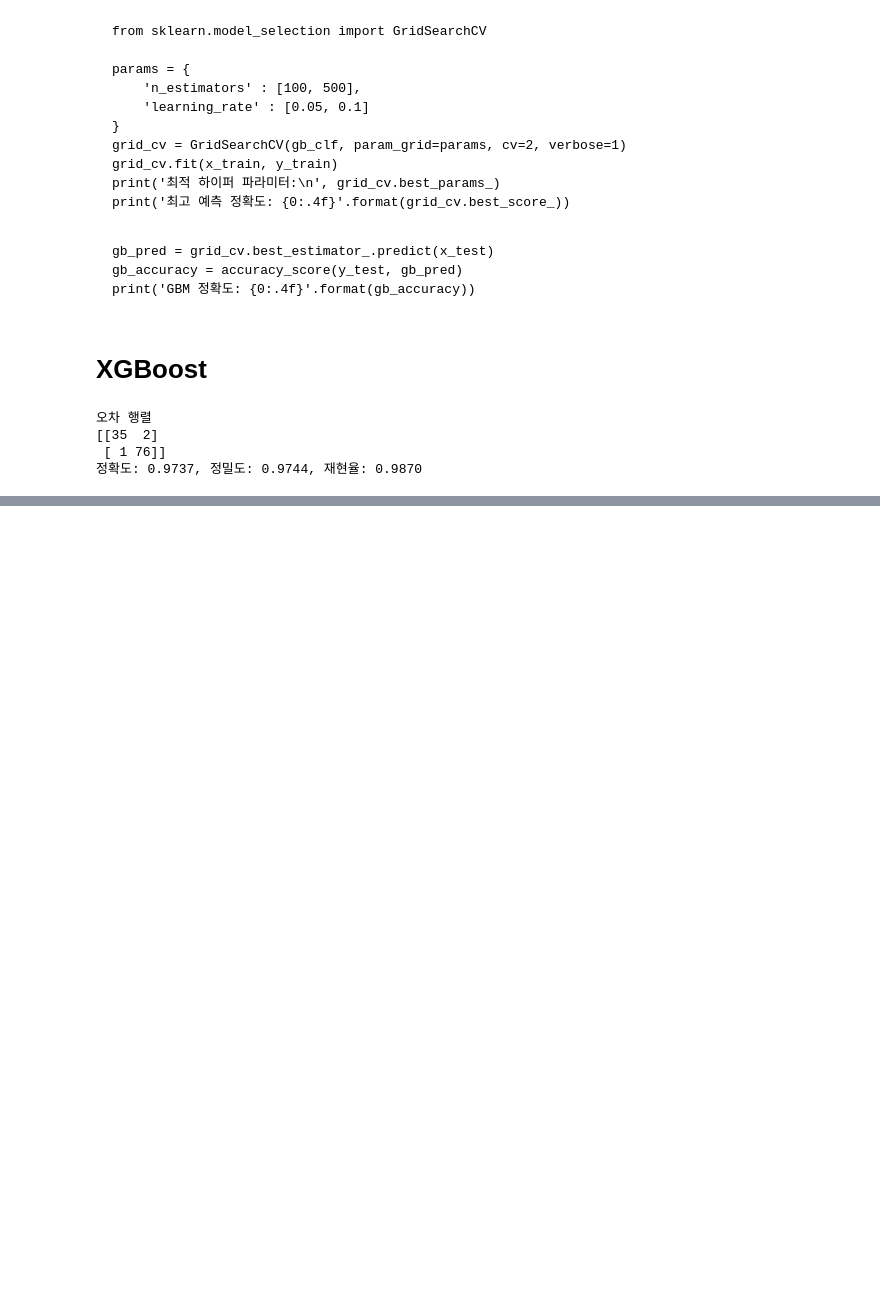
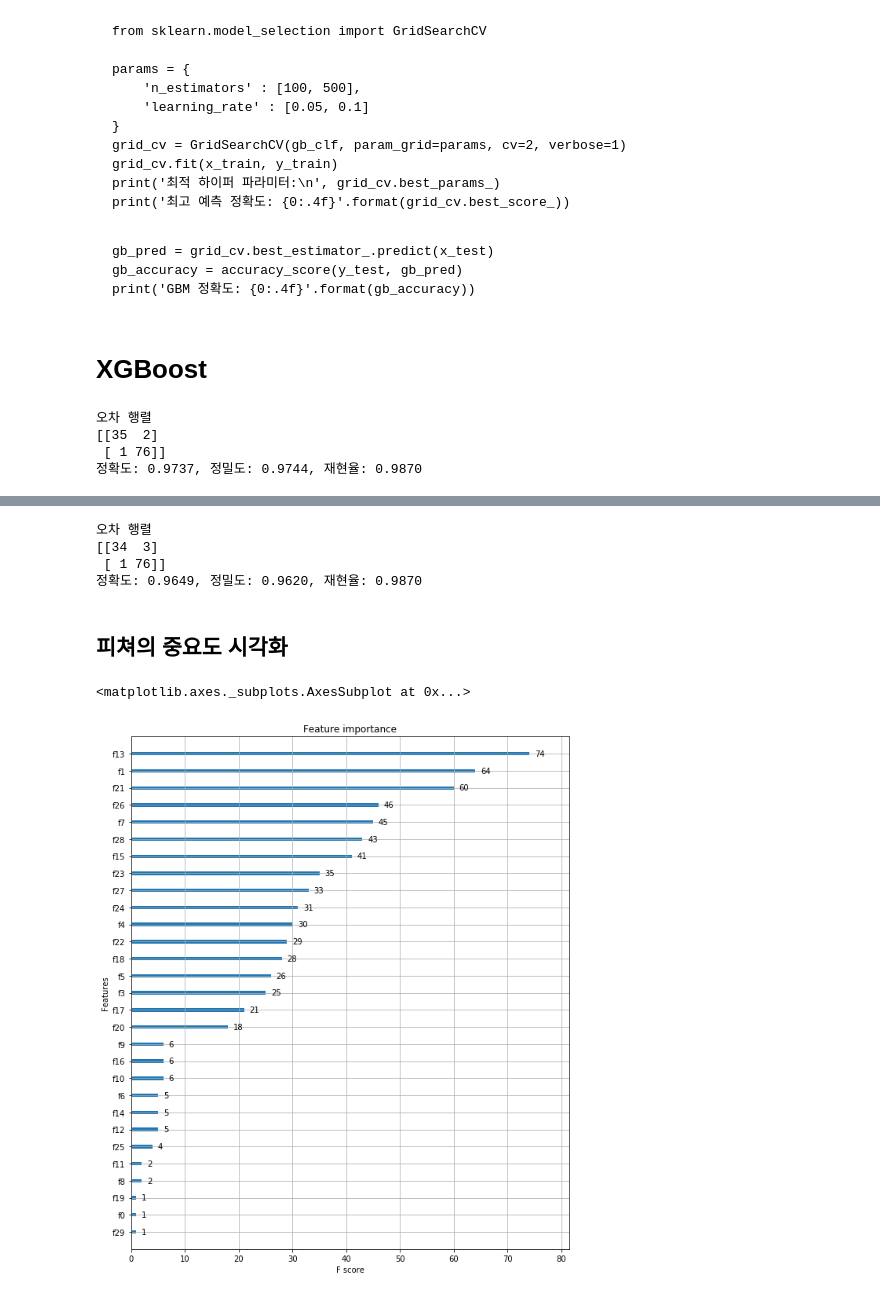
Before and after one commit to tenjumh/GraduateSchool, a Jupyter notebook: MachineLearning/Kaggle Practice/4.Classification_3_Ensemble_Gradient_Boosting.ipynb, the cells around one changed output, grey strips where cells are left out. Cells and saved outputs as stored; diff of their text form; code cells hidden in the pictures; blank space fills up the shorter version.

Commit message:
Study Ensemble_Gradient_boosting_XGBoost

```diff
--- a/MachineLearning/Kaggle Practice/4.Classification_3_Ensemble_Gradient_Boosting.ipynb
+++ b/MachineLearning/Kaggle Practice/4.Classification_3_Ensemble_Gradient_Boosting.ipynb
@@ -98,8 +98,3 @@ get_clf_eval(y_test, w_preds)
 [[35  2]
  [ 1 76]]
 정확도: 0.9737, 정밀도: 0.9744, 재현율: 0.9870
-# %%
-from xgboost import XGBClassifier
-
-xgb_wrapper = XGBClassifier(n_estimators=400, learning_rate=0.1, max_depth=3)
-evals = [(x_test, y_test)]
@@ -105,0 +103,5 @@ evals = [(x_test, y_test)]
+# %%
+xgb_wrapper.fit(x_train, y_train, early_stopping_rounds=100, eval_metric='logloss',
+               eval_set=[(x_test, y_test)], verbose=True)
+# 여기서 eval_set을 test data를 사용하였으나 원칙적으로는 test data 사용하면 안됨
+ws100_preds = xgb_wrapper.predict(x_test)
@@ -105,0 +126,20 @@ evals = [(x_test, y_test)]
+# %%
+get_clf_eval(y_test, ws100_preds)
+# %% [output]
+오차 행렬
+[[34  3]
+ [ 1 76]]
+정확도: 0.9649, 정밀도: 0.9620, 재현율: 0.9870
+# %% [markdown]
+## 피쳐의 중요도 시각화
+# %%
+from xgboost import plot_importance
+import matplotlib.pyplot as plt
+%matplotlib inline
+
+fig, ax = plt.subplots(figsize=(10,12))
+# 사이킷런 Wrapper 클래스를 입력해도 무방
+plot_importance(xgb_wrapper, ax=ax)
+# %% [output]
+<matplotlib.axes._subplots.AxesSubplot at 0x...>
+[figure, added]
```
Also changed, not shown: parts of 2 cells of this notebook.
